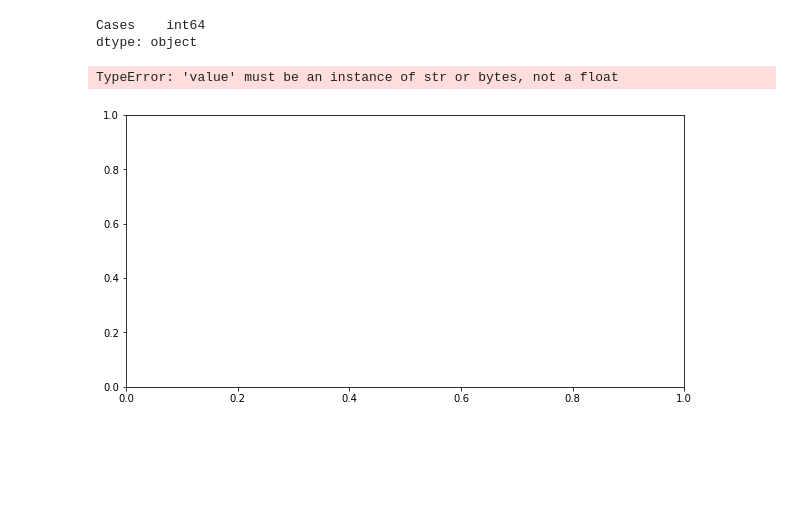
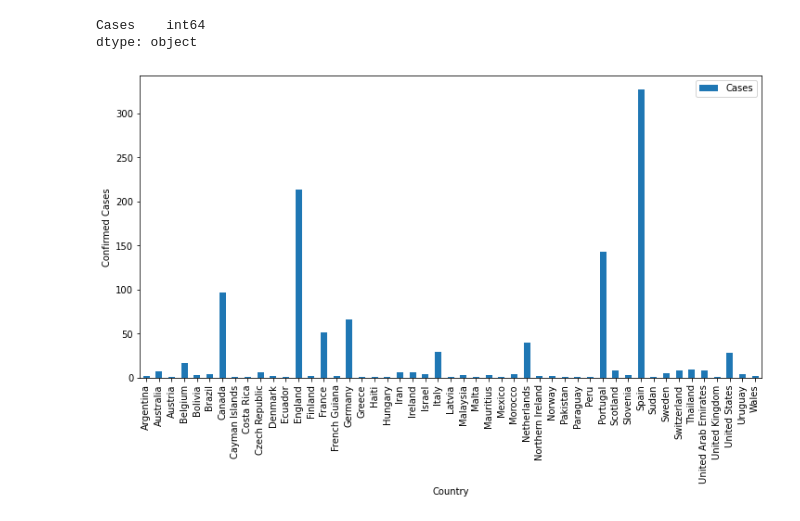
Before and after one commit to KimberlyB5/data_1_check, a Jupyter notebook: kc_2.ipynb, the cells around one changed output. Drawn from its saved outputs; the diff is of its cells as text; code cells hidden in the pictures; blank space fills up the shorter version.

Commit message:
working graph

```diff
--- a/kc_2.ipynb
+++ b/kc_2.ipynb
@@ -117,10 +115,9 @@ dtype: object
 # %%
 #plot the graph
-plt.figure(figsize = (10,5))
-plt.bar(Name, Case, color = 'orange')
+
+country_group.plot (kind ='bar', figsize=(12,6))
 plt.xlabel('Country')
 plt.ylabel('Confirmed Cases')
 plt.show()
 # %% [output]
-TypeError: 'value' must be an instance of str or bytes, not a float
-[figure, old version]
+[figure, new version]
```
Also changed, not shown: parts of 1 cell of this notebook.
